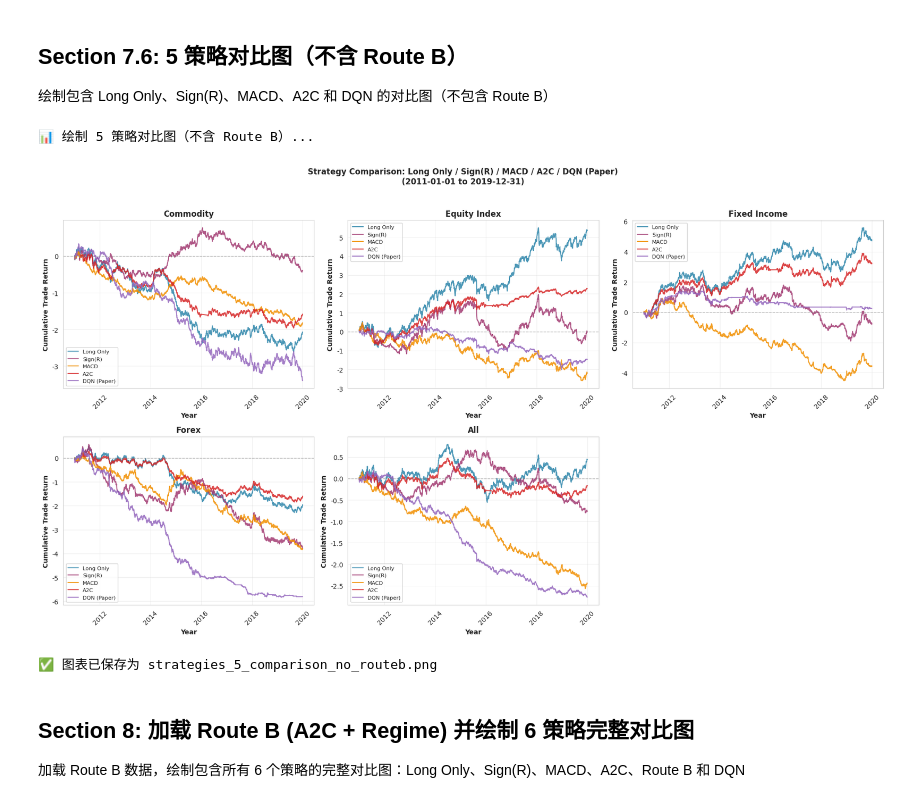
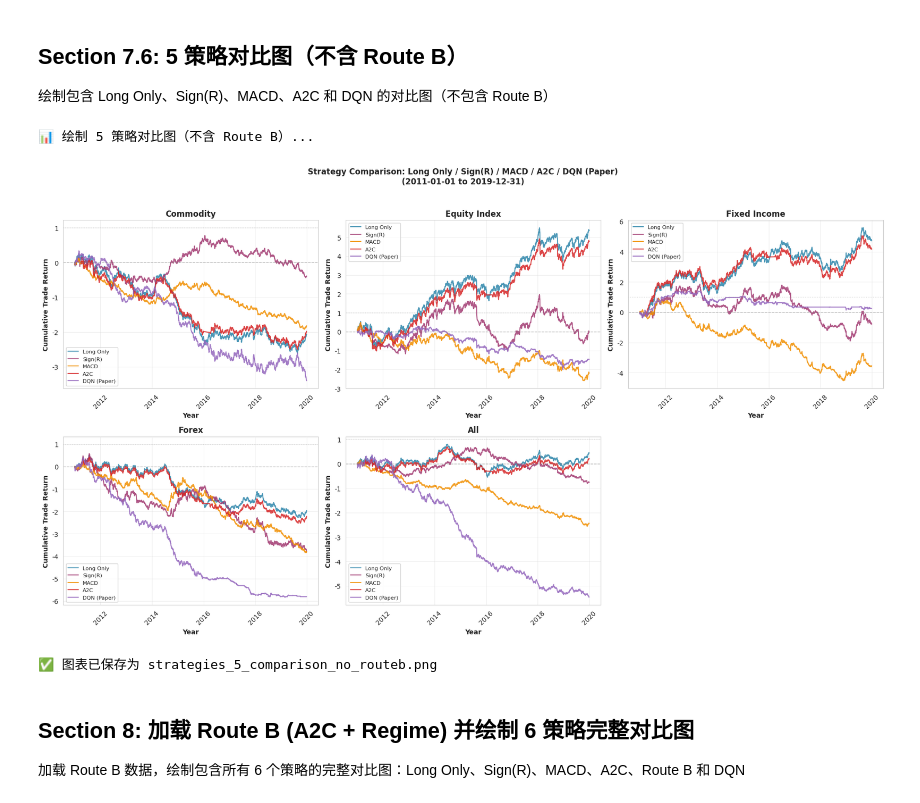
Before and after one commit to C-CU-2025-Fall/IEOR4733_Project, a Jupyter notebook: reproduction_of_figures/strategies_comparison.ipynb, the cells around one changed output. Cells and saved outputs as stored; diff of their text form; code cells hidden in the pictures.

```diff
--- a/reproduction_of_figures/strategies_comparison.ipynb
+++ b/reproduction_of_figures/strategies_comparison.ipynb
@@ -874,40 +874,48 @@ for idx, asset in enumerate(asset_order_plot):
         else:
             aligned_dates = np.arange(len(wealth_e))
 
-        ax.plot(aligned_dates, wealth_e - 1.0,
+        # A2C 保持原始 wealth（从 1.0 开始），其他策略减 1（从 0 开始）
+        if strategy == 'A2C':
+            plot_wealth = wealth_e
+        else:
+            plot_wealth = wealth_e - 1.0
+
+        ax.plot(aligned_dates, plot_wealth,
                 label=strategy,
                 linewidth=lw,
                 color=COLORS_5_STRATEGIES.get(strategy, '#888888'),
                 alpha=alpha)
 
     ax.set_xlabel('Year', fontsize=10, fontweight='bold')
     ax.set_ylabel('Cumulative Trade Return', fontsize=10, fontweight='bold')
     ax.set_title(asset, fontsize=12, fontweight='bold')
     ax.grid(True, alpha=0.3)
     ax.legend(loc='best', fontsize=8, frameon=True)
+    # 添加两条参考线：y=0.0（其他策略）和 y=1.0（A2C）
     ax.axhline(y=0.0, color='gray', linestyle='--', linewidth=1, alpha=0.5)
+    ax.axhline(y=1.0, color='gray', linestyle=':', linewidth=1, alpha=0.3)
 
     if uses_datetime_axis:
         ax.xaxis.set_major_locator(mdates.YearLocator(base=2))
         ax.xaxis.set_major_formatter(mdates.DateFormatter('%Y'))
         ax.tick_params(axis='x', rotation=45)
 
 for idx in range(len(asset_order_plot), len(axes)):
     axes[idx].axis('off')
 
 plt.suptitle(
     'Strategy Comparison: Long Only / Sign(R) / MACD / A2C / DQN (Paper)\n'
     f'({TEST_START} to {TEST_END})',
     fontsize=12, fontweight='bold', y=1.00
 )
 plt.tight_layout(rect=[0, 0, 1, 0.98])
 out_path = OUTPUT_DIR / 'strategies_5_comparison_no_routeb.png'
 plt.savefig(str(out_path), dpi=300, bbox_inches='tight')
 plt.show()
 print(f'✅ 图表已保存为 {out_path.name}')
 # %% [output]
 📊 绘制 5 策略对比图（不含 Route B）...
-[figure, old version]
+[figure, new version]
 ✅ 图表已保存为 strategies_5_comparison_no_routeb.png
 # %% [markdown]
 ## Section 8: 加载 Route B (A2C + Regime) 并绘制 6 策略完整对比图
```
Also changed, not shown: parts of 2 cells of this notebook, 2 other files.
